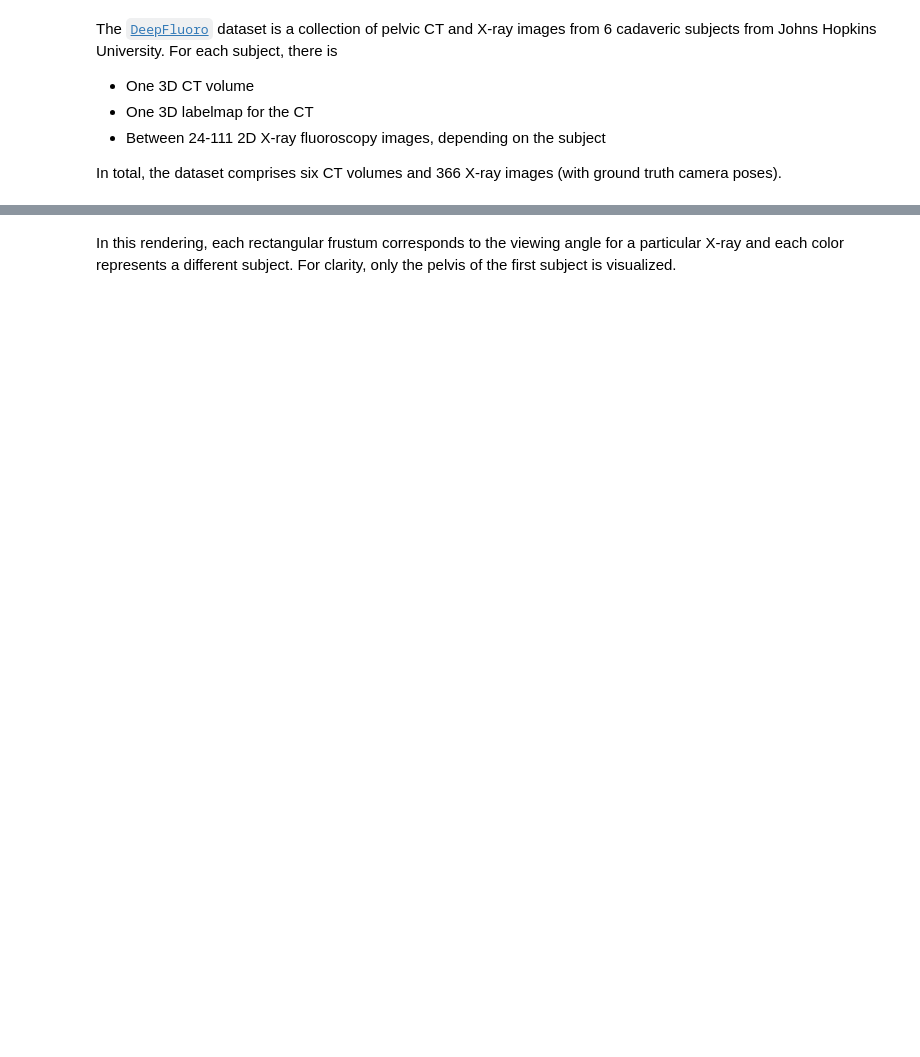
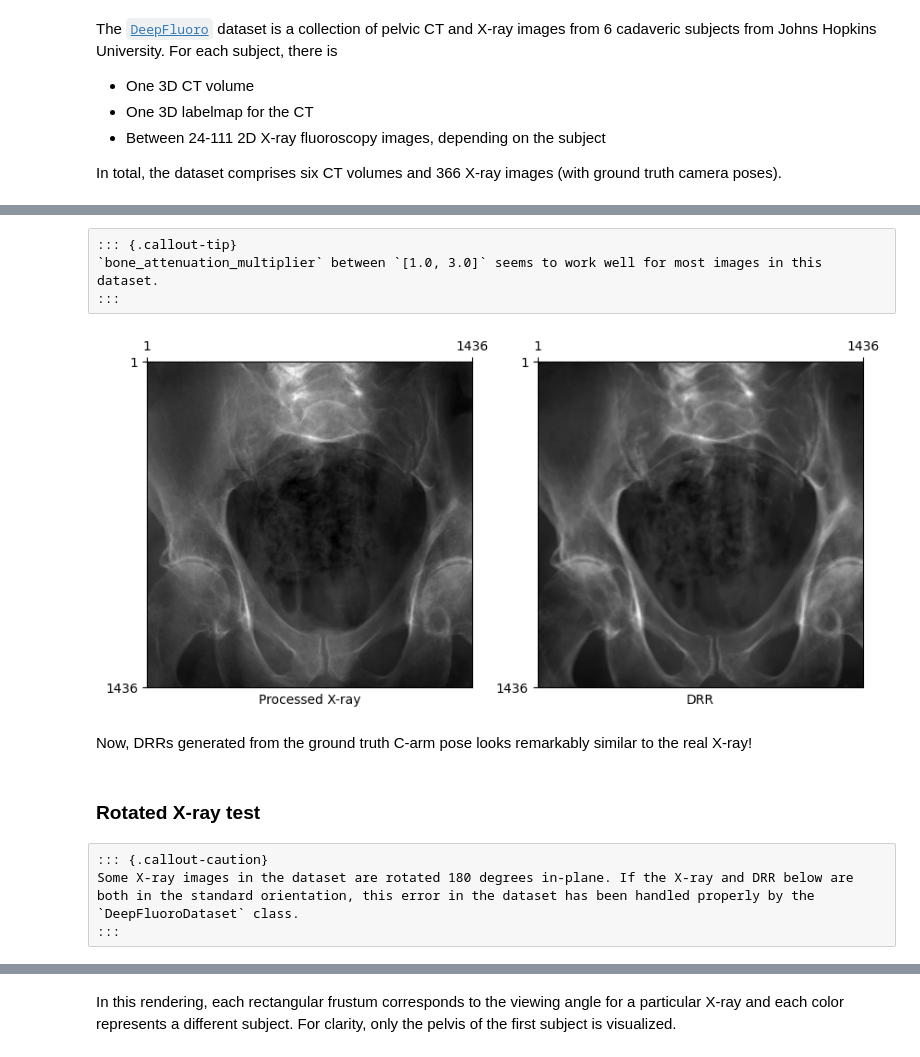
Before and after one commit to eigenvivek/DiffDRR-Datasets, a Jupyter notebook: notebooks/00_deepfluoro.ipynb, the cells around one changed output, grey strips where cells are left out. Saved outputs shown, nothing was run; the diff lists cells and outputs as text; code cells hidden in the pictures; blank space fills up the shorter version.

```diff
--- a/notebooks/00_deepfluoro.ipynb
+++ b/notebooks/00_deepfluoro.ipynb
@@ -349,0 +405,38 @@ We can use 3D plotting functions from `PyVista` available in `DiffDRR` to visual
+# %% [raw]
+::: {.callout-tip}
+`bone_attenuation_multiplier` between `[1.0, 3.0]` seems to work well for most images in this dataset.
+:::
+# %%
+#| code-fold: true
+#| eval: false
+# Load a subject from the DeepFluoroDataset WITH preprocessing
+deepfluoro = DeepFluoroDataset(id_number=1, bone_attenuation_multiplier=2.5)
+
+# Initialize the DRR module
+drr = DRR(
+    deepfluoro.subject,
+    deepfluoro.focal_len,
+    deepfluoro.height,
+    deepfluoro.delx,
+    x0=deepfluoro.x0,
+    y0=deepfluoro.y0,
+    patch_size=deepfluoro.height // 4,
+)
+transform = Transforms(deepfluoro.height)
+
+# Render a DRR from the ground truth camera pose
+gt, pose = deepfluoro[0]
+img = drr(pose)
+gt, img = transform(gt), transform(img)
+plot_drr(torch.concat([gt, img]), title=["Processed X-ray", "DRR"])
+plt.show()
+# %% [output]
+[figure, added]
+# %% [markdown]
+Now, DRRs generated from the ground truth C-arm pose looks remarkably similar to the real X-ray!
+# %% [markdown]
+### Rotated X-ray test
+# %% [raw]
+::: {.callout-caution}
+Some X-ray images in the dataset are rotated 180 degrees in-plane. If the X-ray and DRR below are both in the standard orientation, this error in the dataset has been handled properly by the `DeepFluoroDataset` class.
+:::
```
Also changed, not shown: parts of 37 cells of this notebook, 1 other file.
